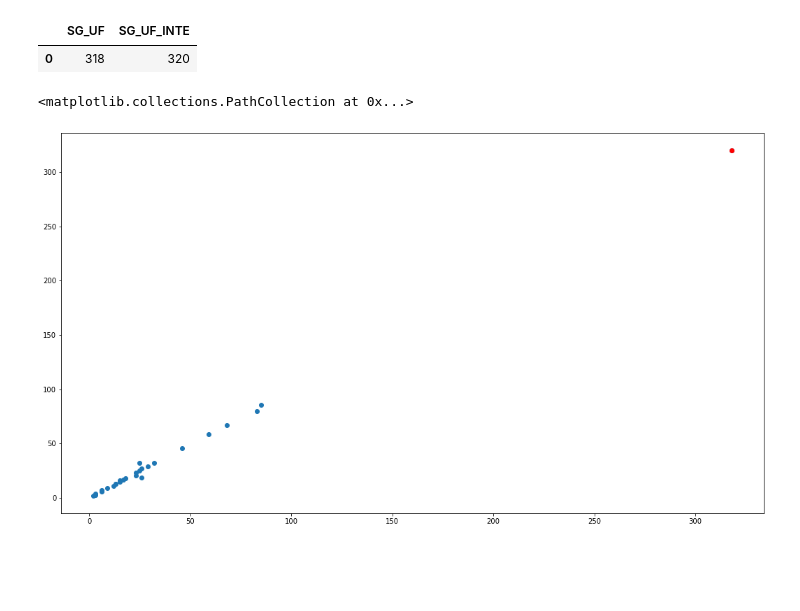
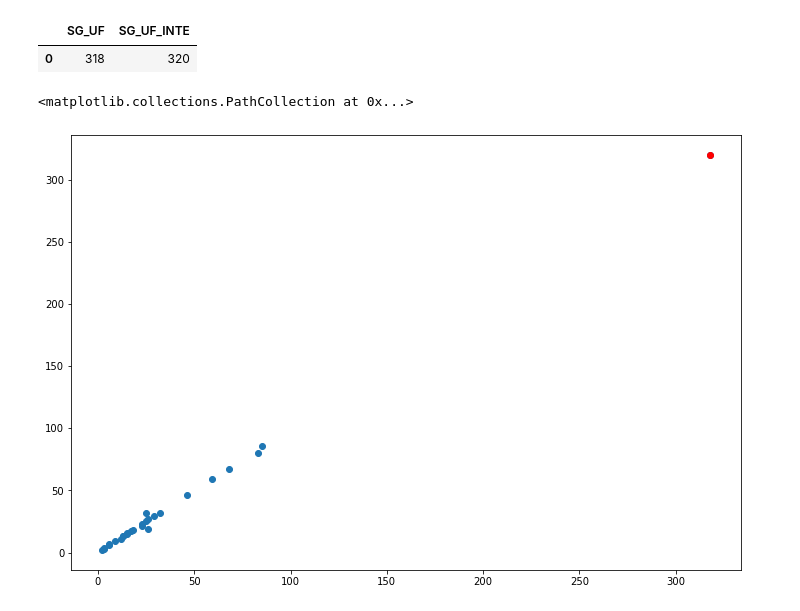
Before and after one commit to endhel/SRAG-Agrupamento-Deteccao-De-Anomalia, a Jupyter notebook: SRAG-Agrupamento-Deteccao-Anomalias.ipynb, the cells around one changed output. Drawn from its saved outputs; the diff is of its cells as text; code cells hidden in the pictures; blank space fills up the shorter version.

```diff
--- a/SRAG-Agrupamento-Deteccao-Anomalias.ipynb
+++ b/SRAG-Agrupamento-Deteccao-Anomalias.ipynb
@@ -596,9 +596,9 @@ outlier
 |  | SG_UF | SG_UF_INTE |
 | 0 | 318 | 320 |
 # %%
-plt.figure(figsize=(18, 10))
+plt.figure(figsize=(12, 8))
 plt.scatter(df_estados.SG_UF, df_estados.SG_UF_INTE)
 plt.scatter(outlier.SG_UF, outlier.SG_UF_INTE, color='r')
 # %% [output]
 <matplotlib.collections.PathCollection at 0x...>
-[figure, old version]
+[figure, new version]
```
Also changed, not shown: parts of 1 cell of this notebook.
